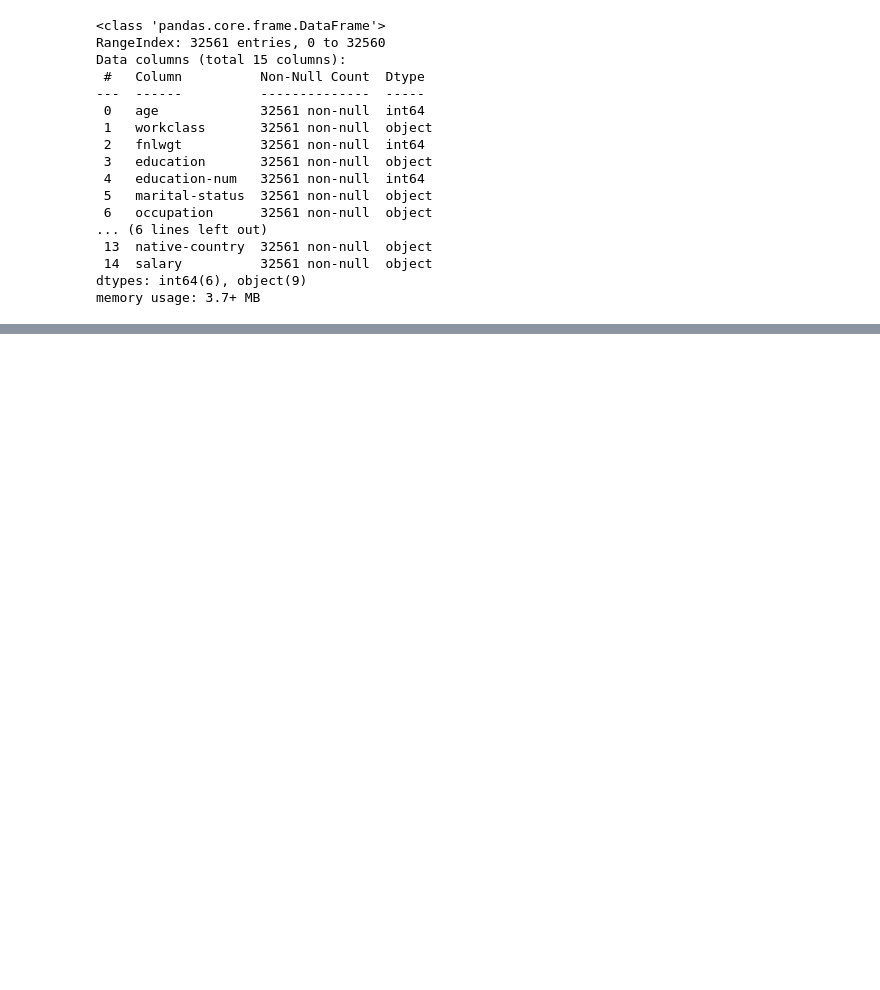
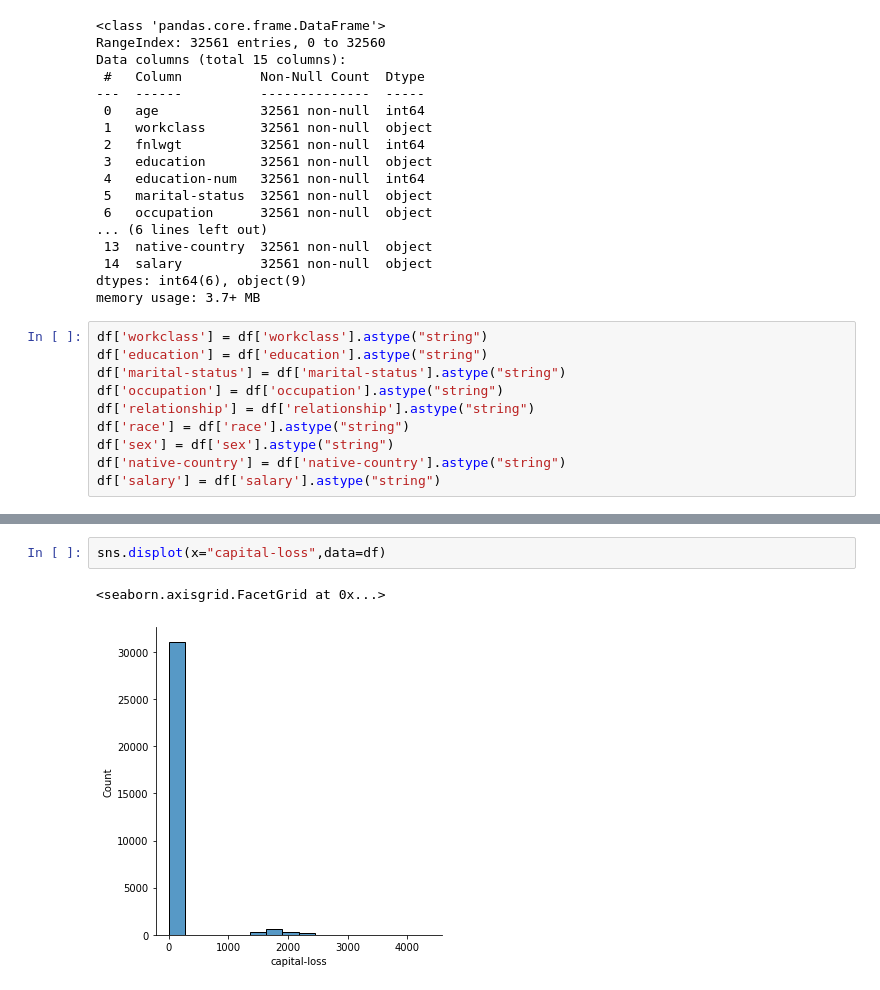
Before and after one commit to larhchim/Salary-Prediction-Classification-ML, a Jupyter notebook: Projet_ML_LARHCHIM_EL_BIYAALI.ipynb, the cells around one changed output, grey strips where cells are left out. Drawn from its saved outputs; the diff is of its cells as text; blank space fills up the shorter version.

```diff
--- a/Projet_ML_LARHCHIM_EL_BIYAALI.ipynb
+++ b/Projet_ML_LARHCHIM_EL_BIYAALI.ipynb
@@ -146,3 +149,13 @@ Data columns (total 15 columns):
  14  salary          32561 non-null  object
 dtypes: int64(6), object(9)
 memory usage: 3.7+ MB
+# %%
+df['workclass'] = df['workclass'].astype("string")
+df['education'] = df['education'].astype("string")
+df['marital-status'] = df['marital-status'].astype("string")
+df['occupation'] = df['occupation'].astype("string")
+df['relationship'] = df['relationship'].astype("string")
+df['race'] = df['race'].astype("string")
+df['sex'] = df['sex'].astype("string")
+df['native-country'] = df['native-country'].astype("string")
+df['salary'] = df['salary'].astype("string")
@@ -148,0 +326,5 @@ memory usage: 3.7+ MB
+# %%
+sns.displot(x="capital-loss",data=df)
+# %% [output]
+<seaborn.axisgrid.FacetGrid at 0x...>
+[figure, added]
```
Also changed, not shown: parts of 19 cells of this notebook.
